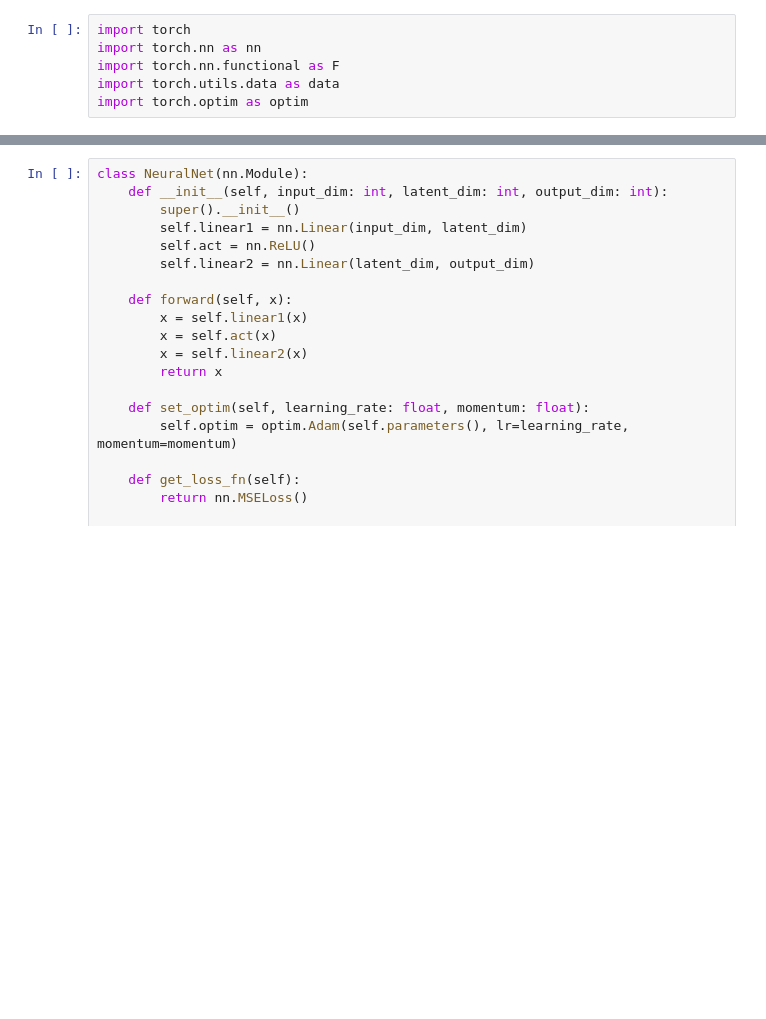
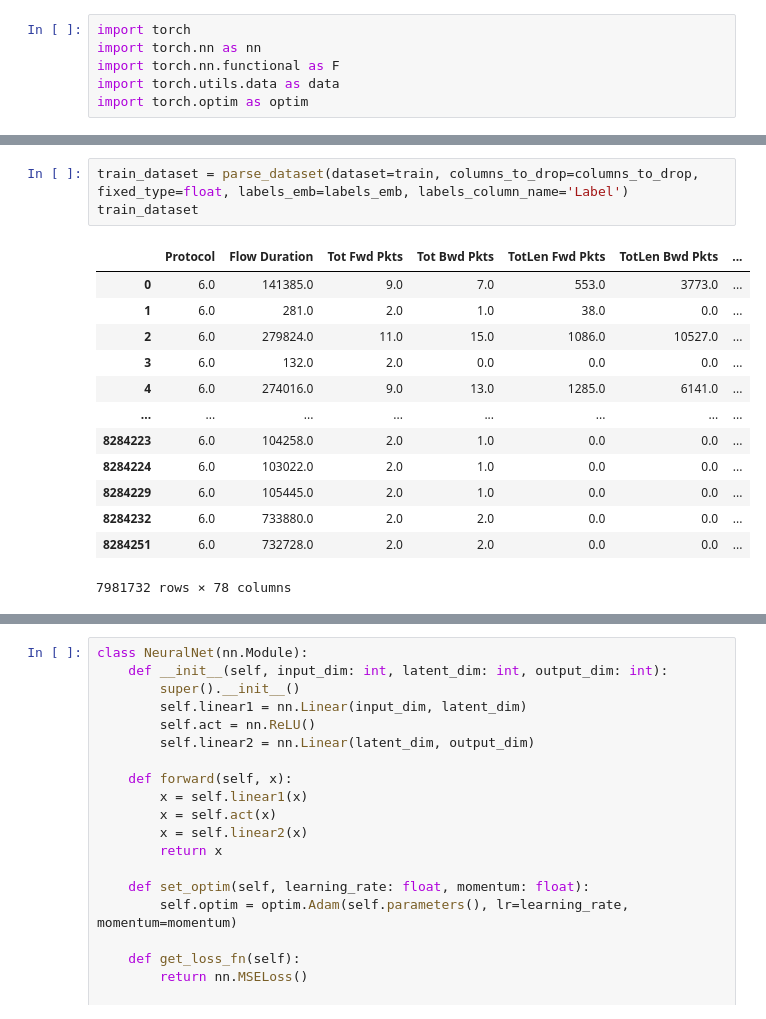
Before and after one commit to BSc-WUT/GZSL, a Jupyter notebook: src/main.ipynb, the cells around one changed output, grey strips where cells are left out. Cells and saved outputs as stored; diff of their text form; blank space fills up the shorter version.

```diff
--- a/src/main.ipynb
+++ b/src/main.ipynb
@@ -8,0 +92,17 @@ import torch.optim as optim
+# %%
+train_dataset = parse_dataset(dataset=train, columns_to_drop=columns_to_drop, fixed_type=float, labels_emb=labels_emb, labels_column_name='Label')
+train_dataset
+# %% [output]
+|  | Protocol | Flow Duration | Tot Fwd Pkts | Tot Bwd Pkts | TotLen Fwd Pkts | TotLen Bwd Pkts | ... |
+| 0 | 6.0 | 141385.0 | 9.0 | 7.0 | 553.0 | 3773.0 | ... |
+| 1 | 6.0 | 281.0 | 2.0 | 1.0 | 38.0 | 0.0 | ... |
+| 2 | 6.0 | 279824.0 | 11.0 | 15.0 | 1086.0 | 10527.0 | ... |
+| 3 | 6.0 | 132.0 | 2.0 | 0.0 | 0.0 | 0.0 | ... |
+| 4 | 6.0 | 274016.0 | 9.0 | 13.0 | 1285.0 | 6141.0 | ... |
+| ... | ... | ... | ... | ... | ... | ... | ... |
+| 8284223 | 6.0 | 104258.0 | 2.0 | 1.0 | 0.0 | 0.0 | ... |
+| 8284224 | 6.0 | 103022.0 | 2.0 | 1.0 | 0.0 | 0.0 | ... |
+| 8284229 | 6.0 | 105445.0 | 2.0 | 1.0 | 0.0 | 0.0 | ... |
+| 8284232 | 6.0 | 733880.0 | 2.0 | 2.0 | 0.0 | 0.0 | ... |
+| 8284251 | 6.0 | 732728.0 | 2.0 | 2.0 | 0.0 | 0.0 | ... |
+7981732 rows × 78 columns
```
Also changed, not shown: parts of 17 cells of this notebook, 3 other files.
